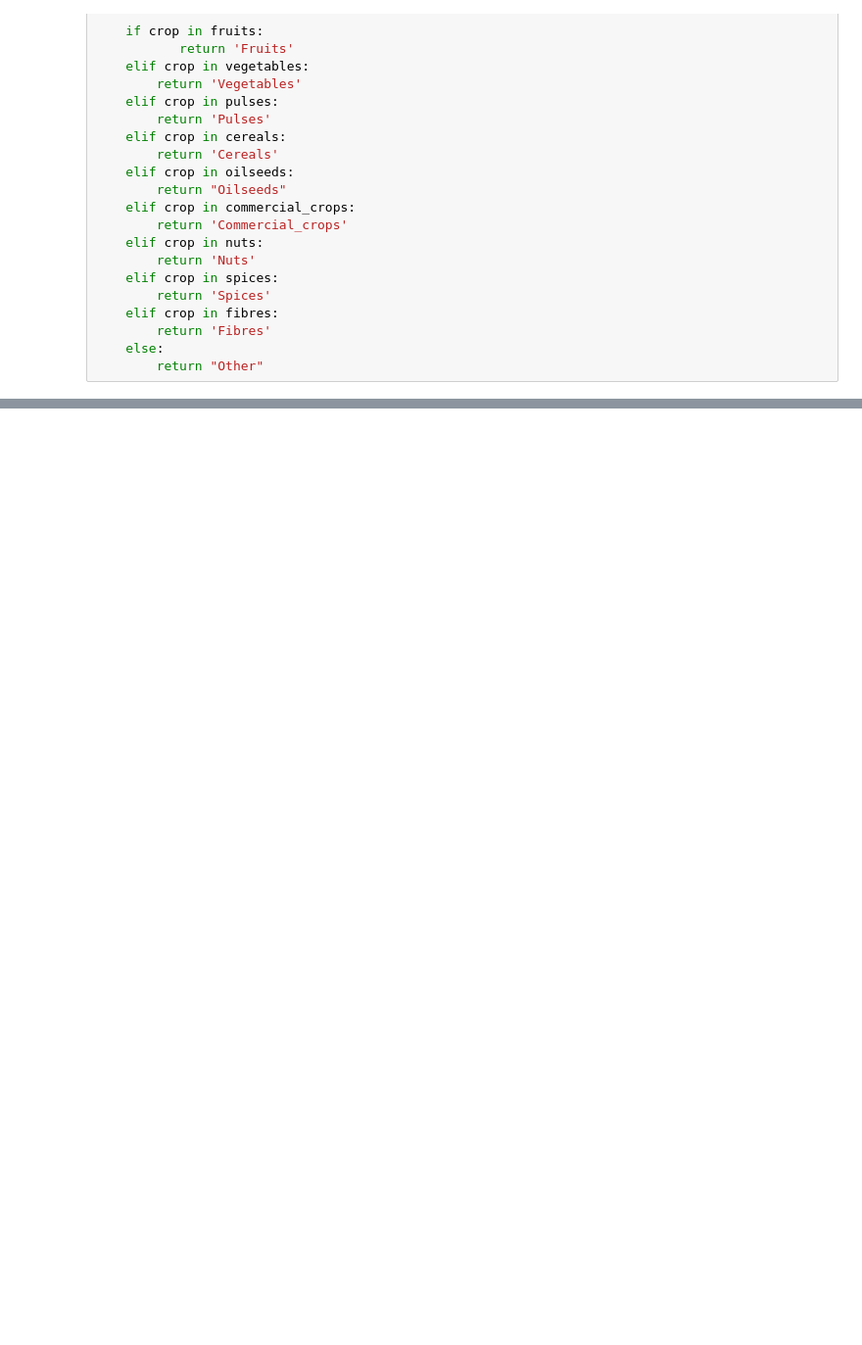
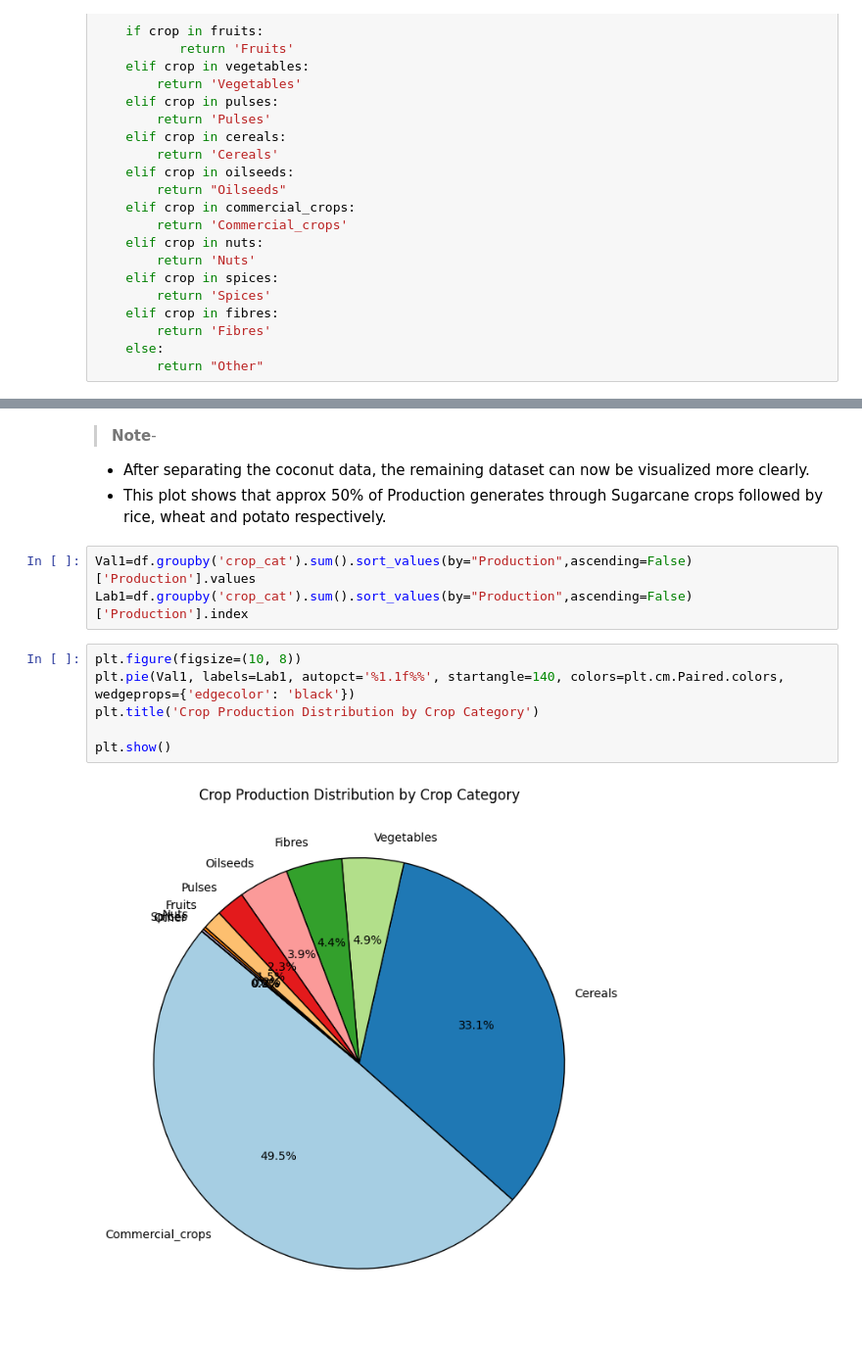
Before and after one commit to Fransis-DS24/Crop-Production-Analysis-Project, a Jupyter notebook: Project_Crop_Prodcution.ipynb, the cells around one changed output, grey strips where cells are left out. Shown at 98% size. Drawn from its saved outputs; the diff is of its cells as text; blank space fills up the shorter version.

```diff
--- a/Project_Crop_Prodcution.ipynb
+++ b/Project_Crop_Prodcution.ipynb
@@ -285,0 +432,16 @@ Name: count, dtype: int64
+# %% [markdown]
+> **Note**-
+
+- After separating the coconut data, the remaining dataset can now be visualized more clearly.
+- This plot shows that approx 50% of Production generates through Sugarcane crops followed by rice, wheat and potato respectively.
+# %%
+Val1=df.groupby('crop_cat').sum().sort_values(by="Production",ascending=False)['Production'].values
+Lab1=df.groupby('crop_cat').sum().sort_values(by="Production",ascending=False)['Production'].index
+# %%
+plt.figure(figsize=(10, 8))
+plt.pie(Val1, labels=Lab1, autopct='%1.1f%%', startangle=140, colors=plt.cm.Paired.colors, wedgeprops={'edgecolor': 'black'})
+plt.title('Crop Production Distribution by Crop Category')
+
+plt.show()
+# %% [output]
+[figure, added]
```
Also changed, not shown: parts of 34 cells of this notebook, 2 other files.
